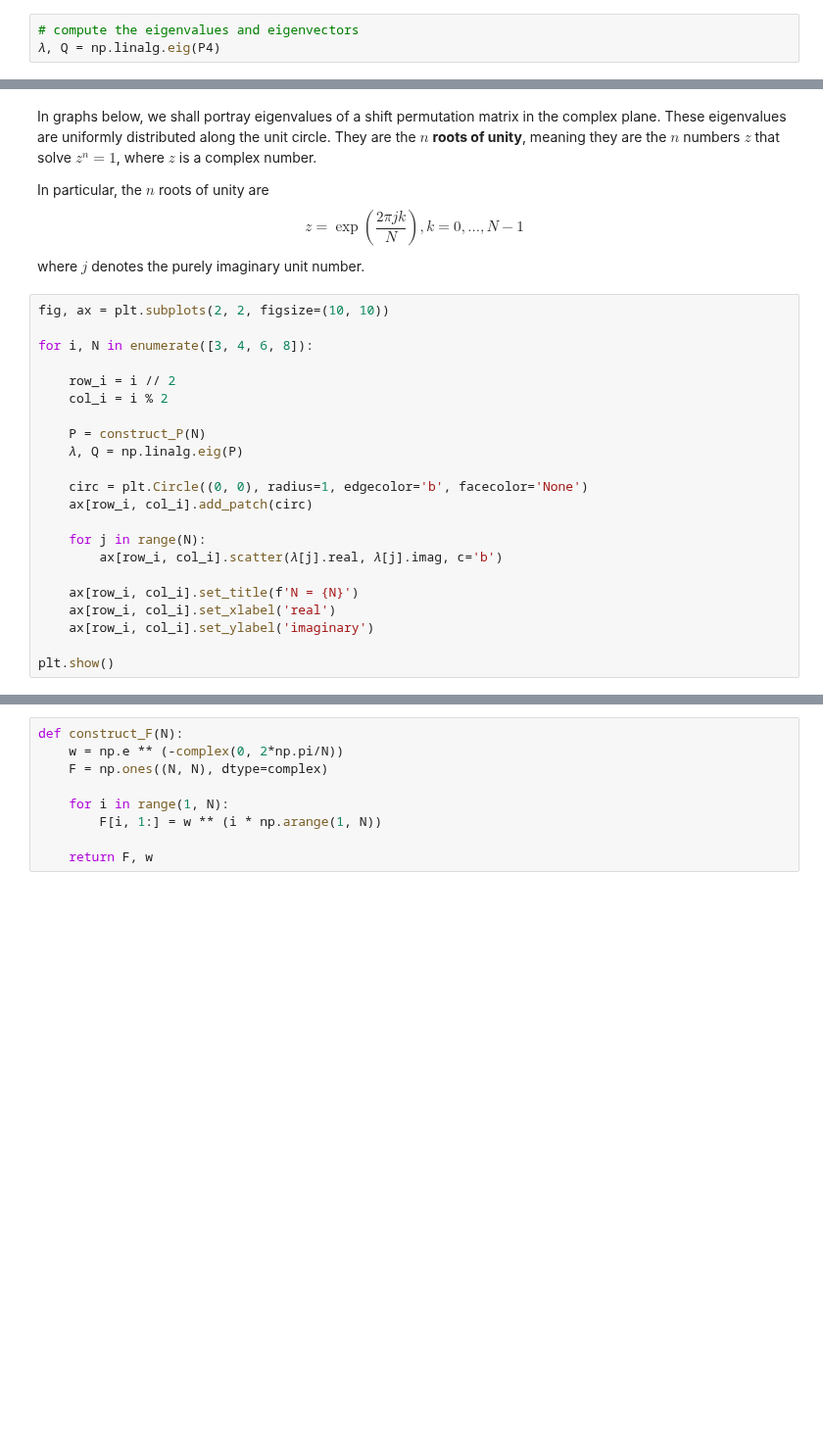
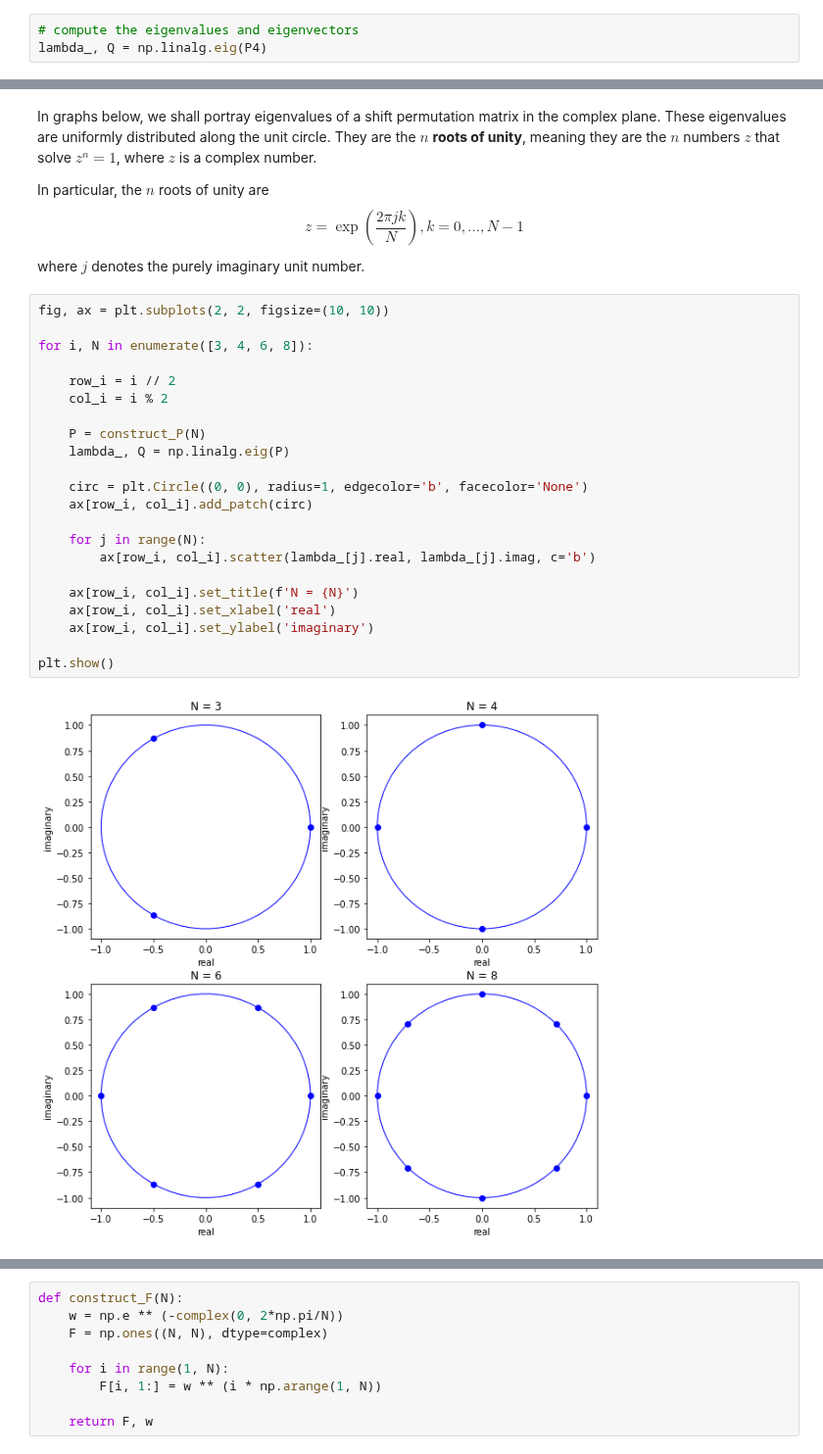
Before and after one commit to beauvilerobed/quantitative-economics-with-python, a Jupyter notebook: tools_and_techniques/4_circulant-matrices.ipynb, the cells around one changed output, grey strips where cells are left out. Shown at 98% size. Saved outputs shown, nothing was run; the diff lists cells and outputs as text; blank space fills up the shorter version.

```diff
--- a/tools_and_techniques/4_circulant-matrices.ipynb
+++ b/tools_and_techniques/4_circulant-matrices.ipynb
@@ -154,5 +159,5 @@ P4
 # %%
 # compute the eigenvalues and eigenvectors
-𝜆, Q = np.linalg.eig(P4)
+lambda_, Q = np.linalg.eig(P4)
 # %%
 for i in range(4):
@@ -168,25 +185,27 @@ where $j$ denotes the purely imaginary unit number.
 # %%
 fig, ax = plt.subplots(2, 2, figsize=(10, 10))
 
 for i, N in enumerate([3, 4, 6, 8]):
 
     row_i = i // 2
     col_i = i % 2
 
     P = construct_P(N)
-    𝜆, Q = np.linalg.eig(P)
+    lambda_, Q = np.linalg.eig(P)
 
     circ = plt.Circle((0, 0), radius=1, edgecolor='b', facecolor='None')
     ax[row_i, col_i].add_patch(circ)
 
     for j in range(N):
-        ax[row_i, col_i].scatter(𝜆[j].real, 𝜆[j].imag, c='b')
+        ax[row_i, col_i].scatter(lambda_[j].real, lambda_[j].imag, c='b')
 
     ax[row_i, col_i].set_title(f'N = {N}')
     ax[row_i, col_i].set_xlabel('real')
     ax[row_i, col_i].set_ylabel('imaginary')
 
 plt.show()
+# %% [output]
+[figure, added]
 # %% [markdown]
 For a vector of coefficients $\{c_i\}_{i=0}^{n-1}$, eigenvectors of $P$ are also eigenvectors of
 $$
```
Also changed, not shown: parts of 30 cells of this notebook.
